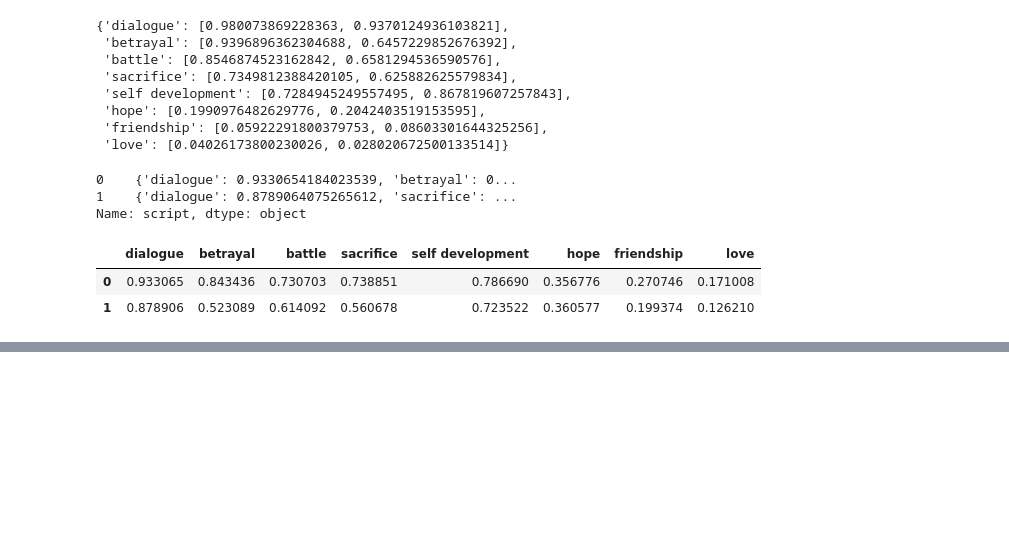
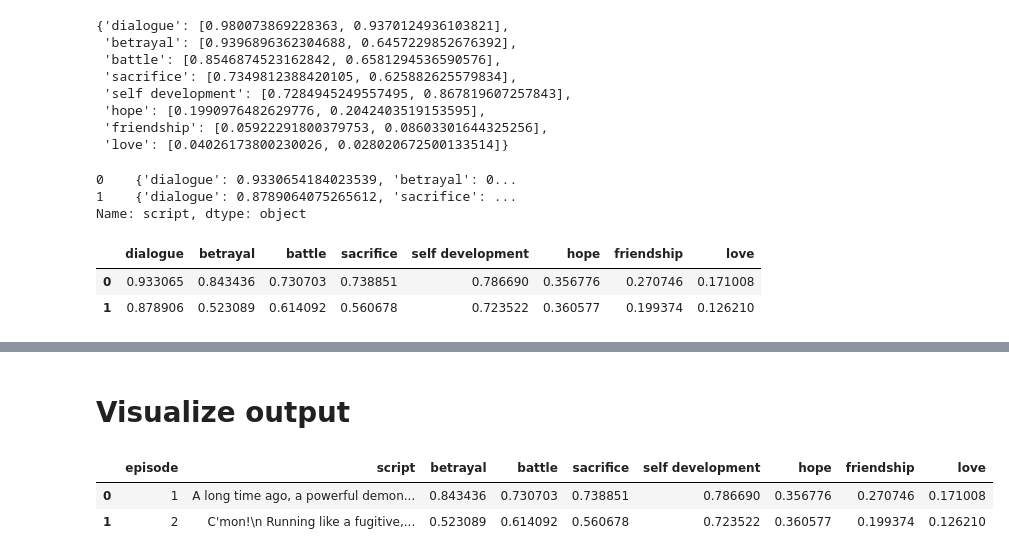
Before and after one commit to SURYA-BS-01/ml-project, a Jupyter notebook: theme_classifier/theme_classification_development.ipynb, the cells around one changed output, grey strips where cells are left out. Cells and saved outputs as stored; diff of their text form; code cells hidden in the pictures; blank space fills up the shorter version.

```diff
--- a/theme_classifier/theme_classification_development.ipynb
+++ b/theme_classifier/theme_classification_development.ipynb
@@ -253,0 +253,9 @@ See the caveats in the documentation: https://pandas.pydata.org/pandas-docs/stab
+# %% [markdown]
+# Visualize output
+# %%
+df = df.drop('dialogue', axis=1)
+df
+# %% [output]
+|  | episode | script | betrayal | battle | sacrifice | self development | hope | friendship | love |
+| 0 | 1 | A long time ago, a powerful demon... | 0.843436 | 0.730703 | 0.738851 | 0.786690 | 0.356776 | 0.270746 | 0.171008 |
+| 1 | 2 | C'mon!\n Running like a fugitive,... | 0.523089 | 0.614092 | 0.560678 | 0.723522 | 0.360577 | 0.199374 | 0.126210 |
```
Also changed, not shown: parts of 7 cells of this notebook, 2 other files.
